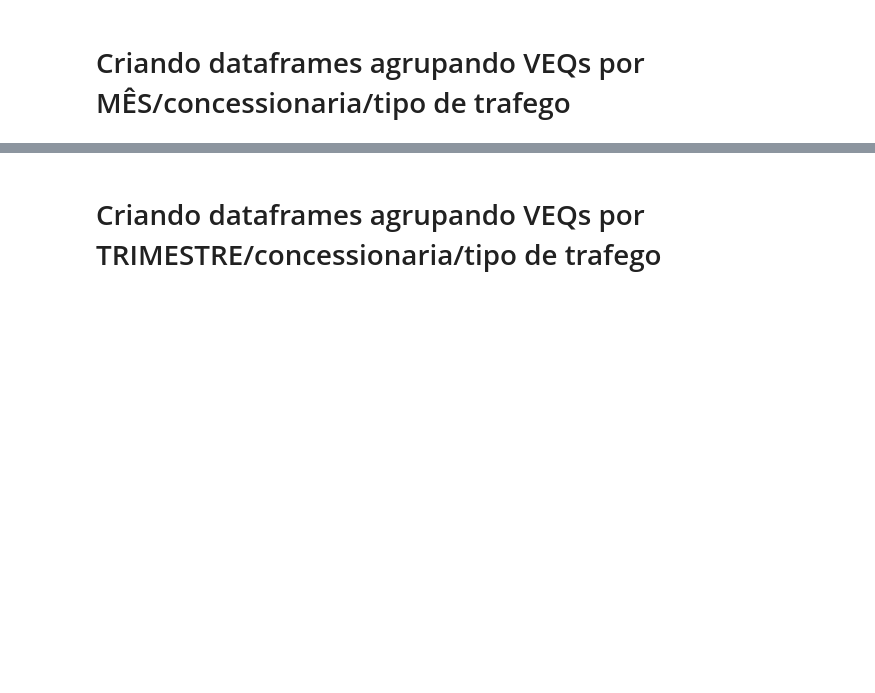
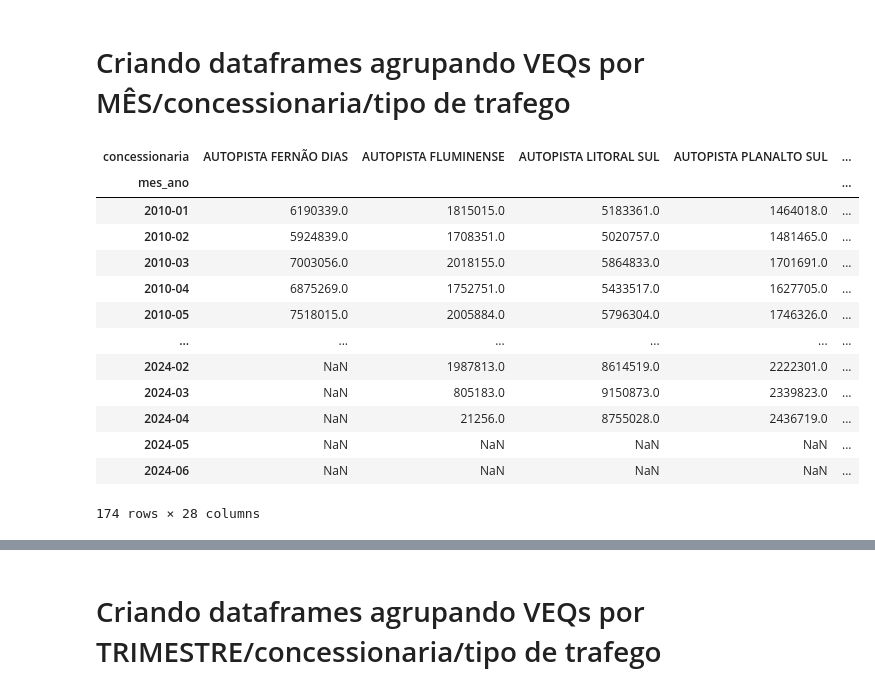
Before and after one commit to andreacmartins/infra-data, a Jupyter notebook: scripts/consolidacao_dados_trafego.ipynb, the cells around one changed output, grey strips where cells are left out. Cells and saved outputs as stored; diff of their text form; code cells hidden in the pictures; blank space fills up the shorter version.

```diff
--- a/scripts/consolidacao_dados_trafego.ipynb
+++ b/scripts/consolidacao_dados_trafego.ipynb
@@ -137,5 +151,8 @@ df_trafego['year'] = df_trafego['mes_ano'].str[-4:].astype('int')
 df_trafego['month'] = df_trafego['mes_ano'].str[3:5].astype('int')
 df_trafego['day'] = df_trafego['mes_ano'].str[:2].astype('int')
 # %%
-# Recriando a coluna de mes_ano, agora como datetime ao invés de string. Tem que ser em ingles pq a função do pandas exige
-df_trafego['mes_ano'] = pd.to_datetime(df_trafego[['year', 'month', 'day']]).dt.date
+# Recriando a coluna de data, agora como datetime ao invés de string. Tem que ser em ingles pq a função do pandas exige
+# OBS: essa coluna está cagada, as vezes temos a data completa, as vezes apenas um registro consolidando o mês!
+df_trafego['data'] = pd.to_datetime(df_trafego[['year', 'month', 'day']]).dt.date
+# criando uma coluna de mes_ano
+df_trafego['mes_ano'] = pd.to_datetime(df_trafego[['year', 'month', 'day']]).dt.to_period('M')
@@ -287,16 +315,30 @@ for veq, df in dict_veqs_anual.items():
     dict_veqs_anual[veq] = filter_incomplete_years(df, df_periodos)
 # %% [markdown]
 # Criando dataframes agrupando VEQs por MÊS/concessionaria/tipo de trafego
-# %%
-# Criando uma coluna agrupando todos os registros em um mes ano para o final do mes para groupby
-df_trafego['MES_ANO_f'] = pd.to_datetime(df_trafego['mes_ano'], format='%m/%Y') + pd.offsets.MonthEnd(0)
-df_trafego['MES_ANO_f'] = df_trafego['MES_ANO_f'].dt.date
 # %%
 dict_veqs_mensal = {}
 for col in cols_veqs:
     dict_veqs_mensal[col] = df_trafego.pivot_table(
         index='concessionaria',
-        columns='MES_ANO_f',
+        columns='mes_ano',
         values=col,
         aggfunc='sum'
         ).T
+    dict_veqs_mensal[col].index = dict_veqs_mensal[col].index.to_timestamp().to_period('M')
+# %%
+dict_veqs_mensal['VEQS_COMERCIAL']
+# %% [output]
+| concessionaria | AUTOPISTA FERNÃO DIAS | AUTOPISTA FLUMINENSE | AUTOPISTA LITORAL SUL | AUTOPISTA PLANALTO SUL | ... |
+| mes_ano |  |  |  |  | ... |
+| 2010-01 | 6190339.0 | 1815015.0 | 5183361.0 | 1464018.0 | ... |
+| 2010-02 | 5924839.0 | 1708351.0 | 5020757.0 | 1481465.0 | ... |
+| 2010-03 | 7003056.0 | 2018155.0 | 5864833.0 | 1701691.0 | ... |
+| 2010-04 | 6875269.0 | 1752751.0 | 5433517.0 | 1627705.0 | ... |
+| 2010-05 | 7518015.0 | 2005884.0 | 5796304.0 | 1746326.0 | ... |
+| ... | ... | ... | ... | ... | ... |
+| 2024-02 | NaN | 1987813.0 | 8614519.0 | 2222301.0 | ... |
+| 2024-03 | NaN | 805183.0 | 9150873.0 | 2339823.0 | ... |
+| 2024-04 | NaN | 21256.0 | 8755028.0 | 2436719.0 | ... |
+| 2024-05 | NaN | NaN | NaN | NaN | ... |
+| 2024-06 | NaN | NaN | NaN | NaN | ... |
+174 rows × 28 columns
```
Also changed, not shown: parts of 27 cells of this notebook, 1 other file.
